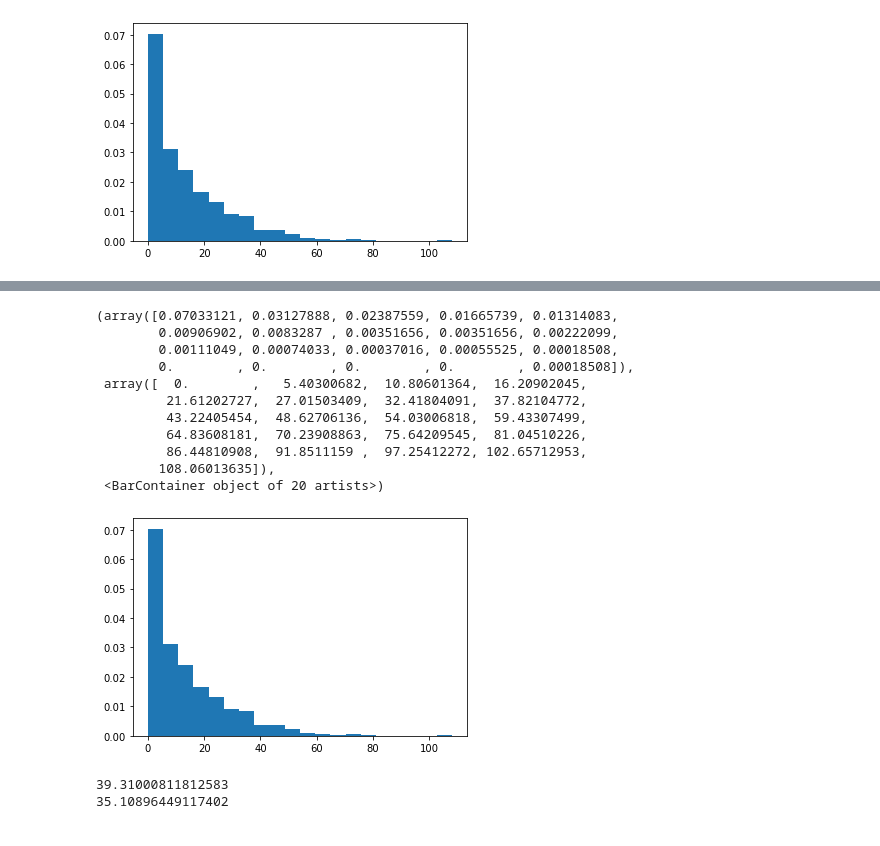
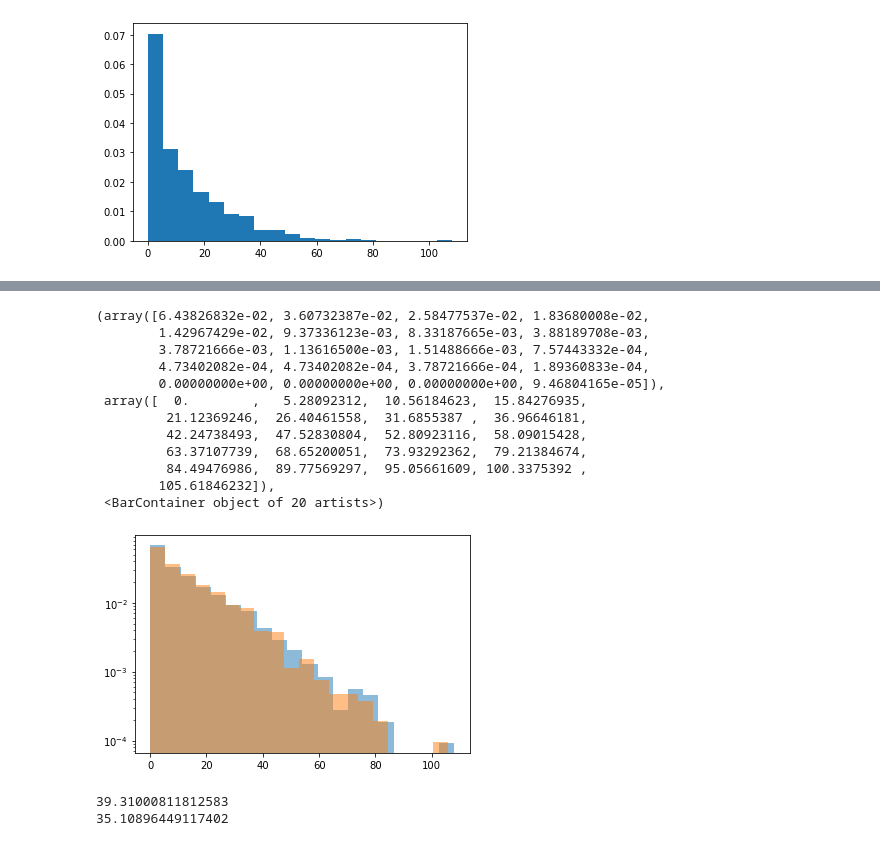
Before and after one commit to GeorgiosAliatimis/Stochastic_Optimization, a Jupyter notebook: TNP Group Task.ipynb, the cells around one changed output, grey strips where cells are left out. Cells and saved outputs as stored; diff of their text form; code cells hidden in the pictures.

```diff
--- a/TNP Group Task.ipynb
+++ b/TNP Group Task.ipynb
@@ -360,32 +363,20 @@ plt.hist(opt_vals,density=True,bins=20)
-# %%
-np.random.seed(1)
-N = 1000
-sample_scens = sample_scenarios_antithetical(N,demand_mean)
-opt_vals = np.zeros(N)
-for i in range(N):
-    opt_vals[i], _ = solve_tnp_recourse(edges, x_tilde, e, demand_pairs, routes, sample_scens[i])
-plt.hist(opt_vals,density=True,bins=20)
-# %% [output]
-(array([0.07033121, 0.03127888, 0.02387559, 0.01665739, 0.01314083,
-        0.00906902, 0.0083287 , 0.00351656, 0.00351656, 0.00222099,
-        0.00111049, 0.00074033, 0.00037016, 0.00055525, 0.00018508,
-        0.        , 0.        , 0.        , 0.        , 0.00018508]),
- array([  0.        ,   5.40300682,  10.80601364,  16.20902045,
-         21.61202727,  27.01503409,  32.41804091,  37.82104772,
-         43.22405454,  48.62706136,  54.03006818,  59.43307499,
-         64.83608181,  70.23908863,  75.64209545,  81.04510226,
-         86.44810908,  91.8511159 ,  97.25412272, 102.65712953,
-        108.06013635]),
- <BarContainer object of 20 artists>)
-[figure, removed]
-# %%
-np.random.seed(1)
-N = 1000
-sample_scens = sample_scenarios_antithetical(N,demand_mean)
-opt_vals = np.zeros(N)
-for i in range(N):
-    opt_vals[i], _ = solve_tnp_recourse(edges, x_tilde, e, demand_pairs, routes, sample_scens[i])
-plt.hist(opt_vals,density=True,bins=20)
+# %%
+plt.hist(opt_vals,density=True,bins=20,alpha=0.5,log=True)
+plt.hist(opt_vals_cvar,density=True,bins=20,alpha=0.5,log=True)
+# %% [output]
+(array([6.43826832e-02, 3.60732387e-02, 2.58477537e-02, 1.83680008e-02,
+        1.42967429e-02, 9.37336123e-03, 8.33187665e-03, 3.88189708e-03,
+        3.78721666e-03, 1.13616500e-03, 1.51488666e-03, 7.57443332e-04,
+        4.73402082e-04, 4.73402082e-04, 3.78721666e-04, 1.89360833e-04,
+        0.00000000e+00, 0.00000000e+00, 0.00000000e+00, 9.46804165e-05]),
+ array([  0.        ,   5.28092312,  10.56184623,  15.84276935,
+         21.12369246,  26.40461558,  31.6855387 ,  36.96646181,
+         42.24738493,  47.52830804,  52.80923116,  58.09015428,
+         63.37107739,  68.65200051,  73.93292362,  79.21384674,
+         84.49476986,  89.77569297,  95.05661609, 100.3375392 ,
+        105.61846232]),
+ <BarContainer object of 20 artists>)
+[figure, added]
 # %%
 def get_expected_loss(s, num_scen):
     num_dem_pairs = len(demand_pairs)
```
Also changed, not shown: parts of 3 cells of this notebook.
